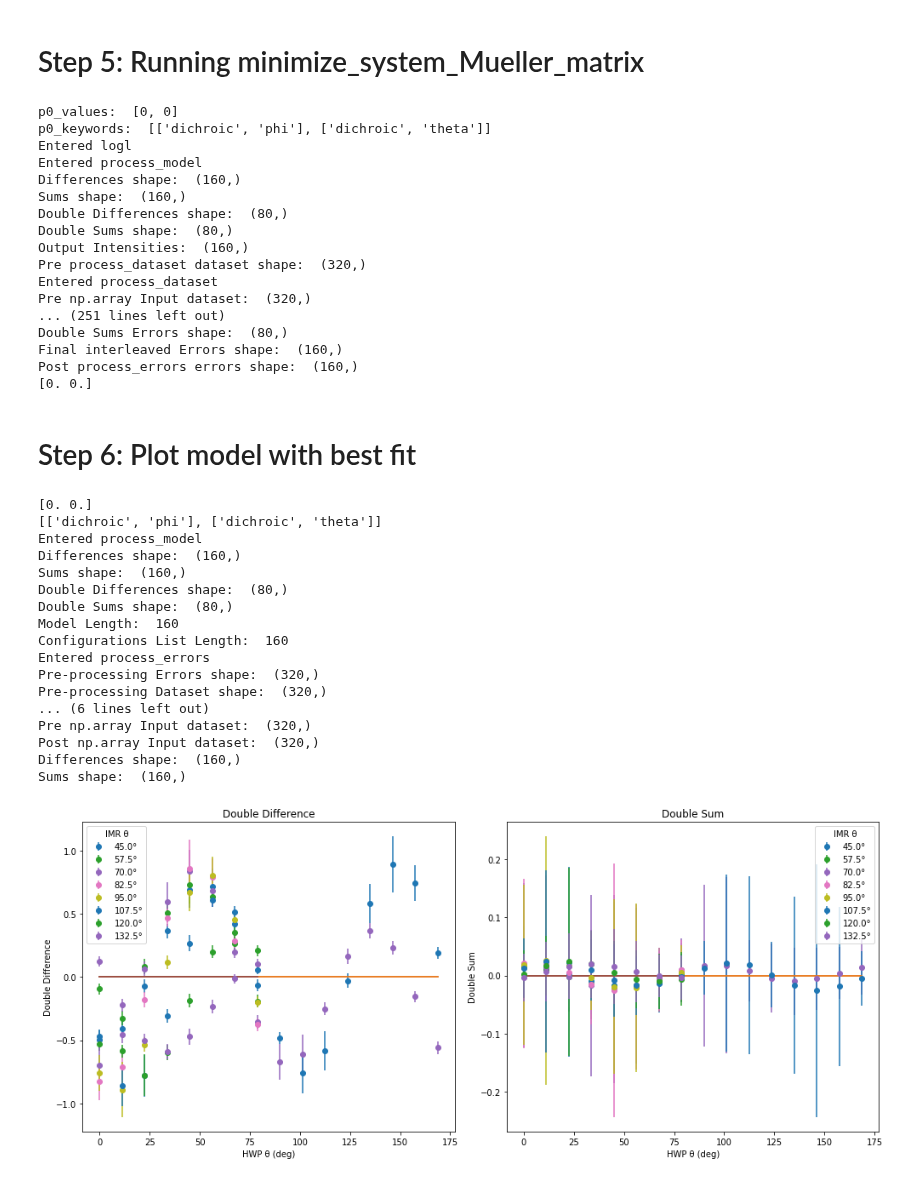
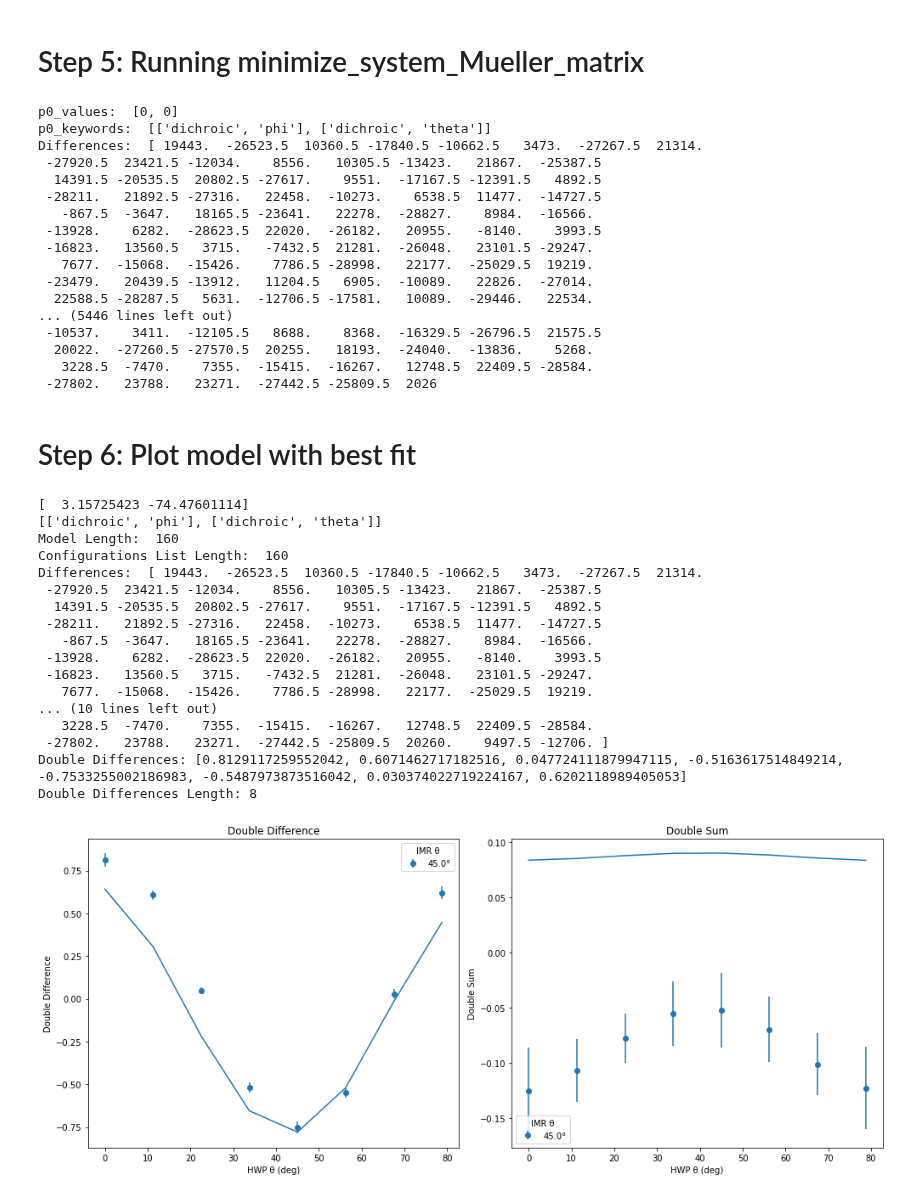
Before and after one commit to UCSB-Exoplanet-Polarimetry-Lab/pyPolCal, a Jupyter notebook: scipy_minimize_example.ipynb, the cells around one changed output. Saved outputs shown, nothing was run; the diff lists cells and outputs as text; code cells hidden in the pictures.

Commit message:
Added MBI IMR filter and reading in FLC states

```diff
--- a/scipy_minimize_example.ipynb
+++ b/scipy_minimize_example.ipynb
@@ -6,20 +6,20 @@ import numpy as np
 # Step 1.a): Reading in csv - extracting single diffs and sums and configurations
 # %%
 file_path = "20230914_processed_table.csv"
-wavelength_string = "625-50"
-obs_mode = "IPOL"
+wavelength_string = 670
+obs_mode = "MBI"
 
 interleaved_values, interleaved_stds, configuration_list = inst.read_csv(file_path,
     obs_mode = obs_mode, obs_filter = wavelength_string)
 print("Interleaved Values")
 print("Length: ", len(interleaved_values))
-print(interleaved_values[0 : 10])
+print(interleaved_values)
 print("Interleaved Stds")
 print("Length: ", len(interleaved_stds))
 print(interleaved_stds[0 : 10])
 print("Configuration List")
 print("Length: ", len(configuration_list))
-print(configuration_list[0 : 10])
+print(configuration_list)
 print(interleaved_stds[0])
 # %% [output]
 Interleaved Values
@@ -160,51 +165,53 @@ print(result.x)
 # %% [output]
 p0_values:  [0, 0]
 p0_keywords:  [['dichroic', 'phi'], ['dichroic', 'theta']]
-Entered logl
-Entered process_model
-Differences shape:  (160,)
-Sums shape:  (160,)
-Double Differences shape:  (80,)
-Double Sums shape:  (80,)
-Output Intensities:  (160,)
-Pre process_dataset dataset shape:  (320,)
-Entered process_dataset
-Pre np.array Input dataset:  (320,)
-... (251 lines left out)
-Double Sums Errors shape:  (80,)
-Final interleaved Errors shape:  (160,)
-Post process_errors errors shape:  (160,)
-[0. 0.]
+Differences:  [ 19443.  -26523.5  10360.5 -17840.5 -10662.5   3473.  -27267.5  21314.
+ -27920.5  23421.5 -12034.    8556.   10305.5 -13423.   21867.  -25387.5
+  14391.5 -20535.5  20802.5 -27617.    9551.  -17167.5 -12391.5   4892.5
+ -28211.   21892.5 -27316.   22458.  -10273.    6538.5  11477.  -14727.5
+   -867.5  -3647.   18165.5 -23641.   22278.  -28827.    8984.  -16566.
+ -13928.    6282.  -28623.5  22020.  -26182.   20955.   -8140.    3993.5
+ -16823.   13560.5   3715.   -7432.5  21281.  -26048.   23101.5 -29247.
+   7677.  -15068.  -15426.    7786.5 -28998.   22177.  -25029.5  19219.
+ -23479.   20439.5 -13912.   11204.5   6905.  -10089.   22826.  -27014.
+  22588.5 -28287.5   5631.  -12706.5 -17581.   10089.  -29446.   22534.
+... (5446 lines left out)
+ -10537.    3411.  -12105.5   8688.    8368.  -16329.5 -26796.5  21575.5
+  20022.  -27260.5 -27570.5  20255.   18193.  -24040.  -13836.    5268.
+   3228.5  -7470.    7355.  -15415.  -16267.   12748.5  22409.5 -28584.
+ -27802.   23788.   23271.  -27442.5 -25809.5  2026
 # %% [markdown]
 # Step 6: Plot model with best fit
 # %%
 # Generate model with p0 keywords but scipy minimized results
 print(result.x)
 print(p0_keywords)
 
 updated_system_mm = inst.update_system_mm(result.x, p0_keywords, system_mm)
 model = inst.model(result.x, p0_keywords, system_mm, configuration_list,
     process_model = inst.process_model)
 print("Model Length: ", len(model))
 print("Configurations List Length: ", len(configuration_list))
 
-inst.plot_data(interleaved_values, interleaved_stds, model, configuration_list)
+# print(interleaved_values)
+
+inst.plot_data(interleaved_values, interleaved_stds, model, configuration_list, imr_theta_filter = 45)
 # %% [output]
-[0. 0.]
+[  3.15725423 -74.47601114]
 [['dichroic', 'phi'], ['dichroic', 'theta']]
-Entered process_model
-Differences shape:  (160,)
-Sums shape:  (160,)
-Double Differences shape:  (80,)
-Double Sums shape:  (80,)
 Model Length:  160
 Configurations List Length:  160
-Entered process_errors
-Pre-processing Errors shape:  (320,)
-Pre-processing Dataset shape:  (320,)
-... (6 lines left out)
-Pre np.array Input dataset:  (320,)
-Post np.array Input dataset:  (320,)
-Differences shape:  (160,)
-Sums shape:  (160,)
+Differences:  [ 19443.  -26523.5  10360.5 -17840.5 -10662.5   3473.  -27267.5  21314.
+ -27920.5  23421.5 -12034.    8556.   10305.5 -13423.   21867.  -25387.5
+  14391.5 -20535.5  20802.5 -27617.    9551.  -17167.5 -12391.5   4892.5
+ -28211.   21892.5 -27316.   22458.  -10273.    6538.5  11477.  -14727.5
+   -867.5  -3647.   18165.5 -23641.   22278.  -28827.    8984.  -16566.
+ -13928.    6282.  -28623.5  22020.  -26182.   20955.   -8140.    3993.5
+ -16823.   13560.5   3715.   -7432.5  21281.  -26048.   23101.5 -29247.
+   7677.  -15068.  -15426.    7786.5 -28998.   22177.  -25029.5  19219.
+... (10 lines left out)
+   3228.5  -7470.    7355.  -15415.  -16267.   12748.5  22409.5 -28584.
+ -27802.   23788.   23271.  -27442.5 -25809.5  20260.    9497.5 -12706. ]
+Double Differences: [0.8129117259552042, 0.6071462717182516, 0.047724111879947115, -0.5163617514849214, -0.7533255002186983, -0.5487973873516042, 0.030374022719224167, 0.6202118989405053]
+Double Differences Length: 8
-[figure, old version]
+[figure, new version]
```
Also changed, not shown: parts of 1 cell of this notebook, 1 other file.
